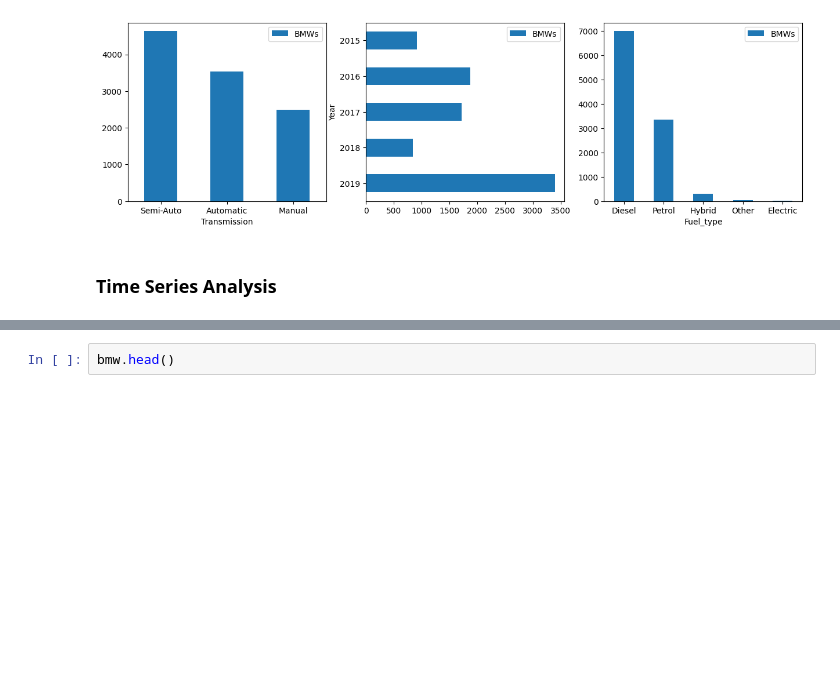
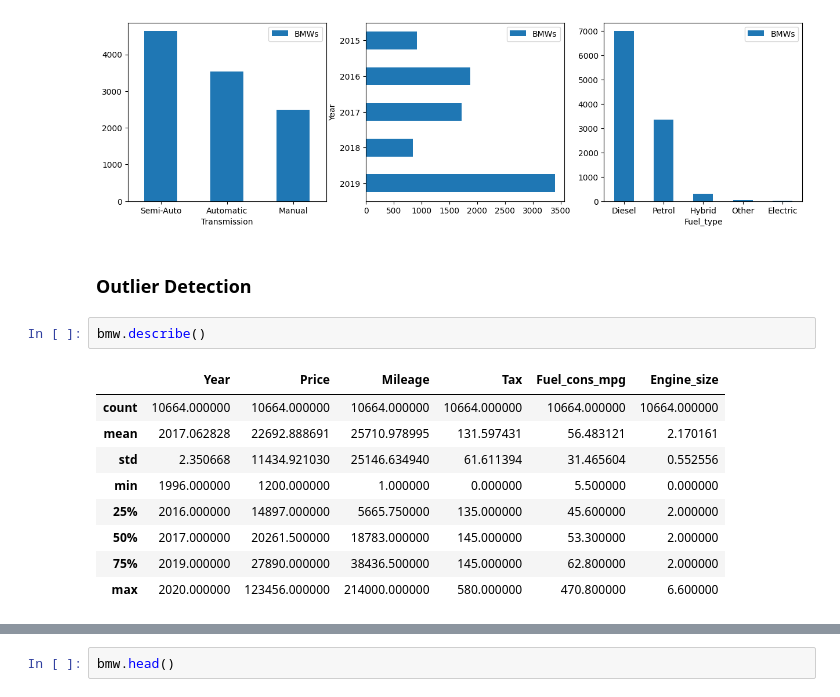
Before and after one commit to mian-adoan98/ML_Price_Prediction, a Jupyter notebook: bmw_exploratory_data_analysis.ipynb, the cells around one changed output, grey strips where cells are left out. Saved outputs shown, nothing was run; the diff lists cells and outputs as text; blank space fills up the shorter version.

```diff
--- a/bmw_exploratory_data_analysis.ipynb
+++ b/bmw_exploratory_data_analysis.ipynb
@@ -204,5 +191,17 @@ def create_subplot(bmw, nrows, ncols, xp, yp):
 create_subplot(bmw, 1,3, 15, 4)
 # %% [output]
 [figure]
-# %% [markdown]
-### Time Series Analysis
+# %% [markdown]
+### Outlier Detection
+# %%
+bmw.describe()
+# %% [output]
+|  | Year | Price | Mileage | Tax | Fuel_cons_mpg | Engine_size |
+| count | 10664.000000 | 10664.000000 | 10664.000000 | 10664.000000 | 10664.000000 | 10664.000000 |
+| mean | 2017.062828 | 22692.888691 | 25710.978995 | 131.597431 | 56.483121 | 2.170161 |
+| std | 2.350668 | 11434.921030 | 25146.634940 | 61.611394 | 31.465604 | 0.552556 |
+| min | 1996.000000 | 1200.000000 | 1.000000 | 0.000000 | 5.500000 | 0.000000 |
+| 25% | 2016.000000 | 14897.000000 | 5665.750000 | 135.000000 | 45.600000 | 2.000000 |
+| 50% | 2017.000000 | 20261.500000 | 18783.000000 | 145.000000 | 53.300000 | 2.000000 |
+| 75% | 2019.000000 | 27890.000000 | 38436.500000 | 145.000000 | 62.800000 | 2.000000 |
+| max | 2020.000000 | 123456.000000 | 214000.000000 | 580.000000 | 470.800000 | 6.600000 |
```
Also changed, not shown: parts of 20 cells of this notebook, 1 other file.
